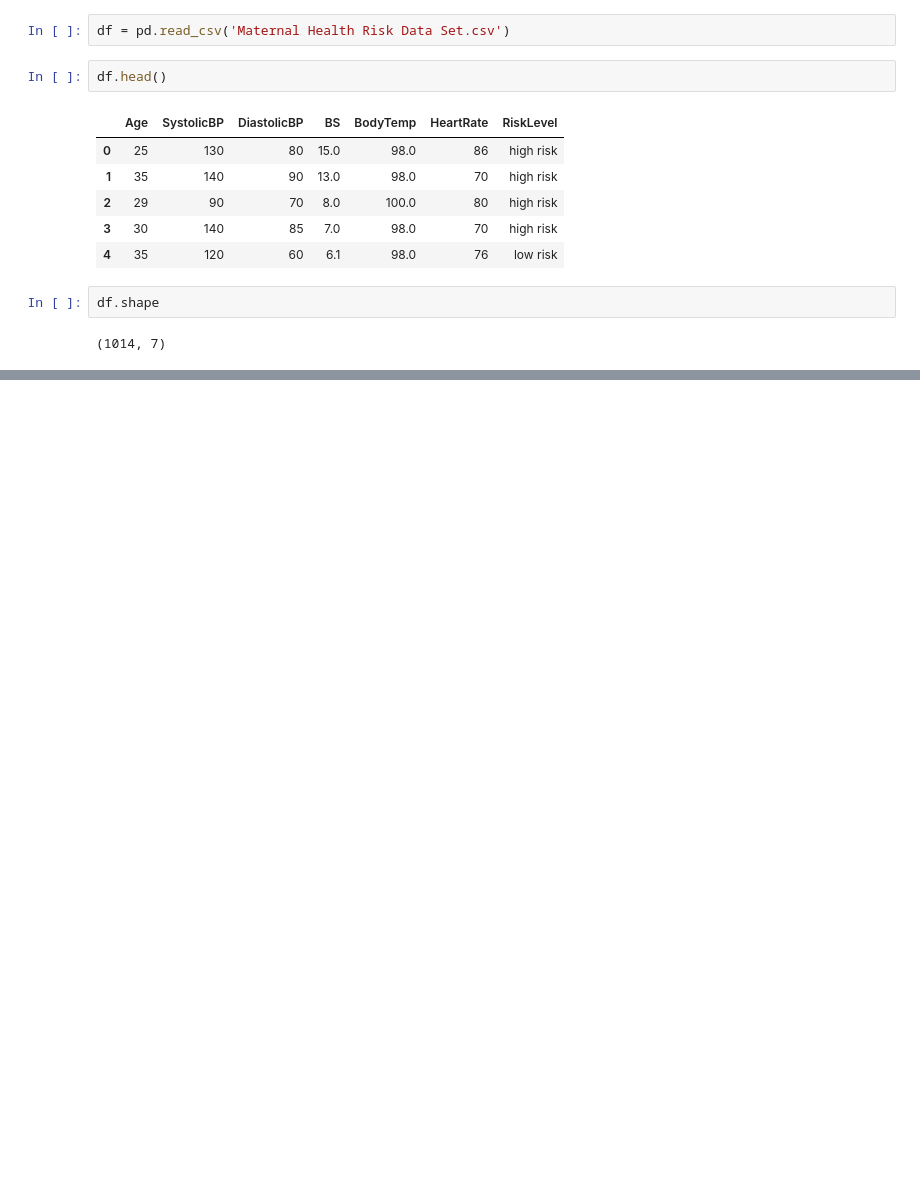
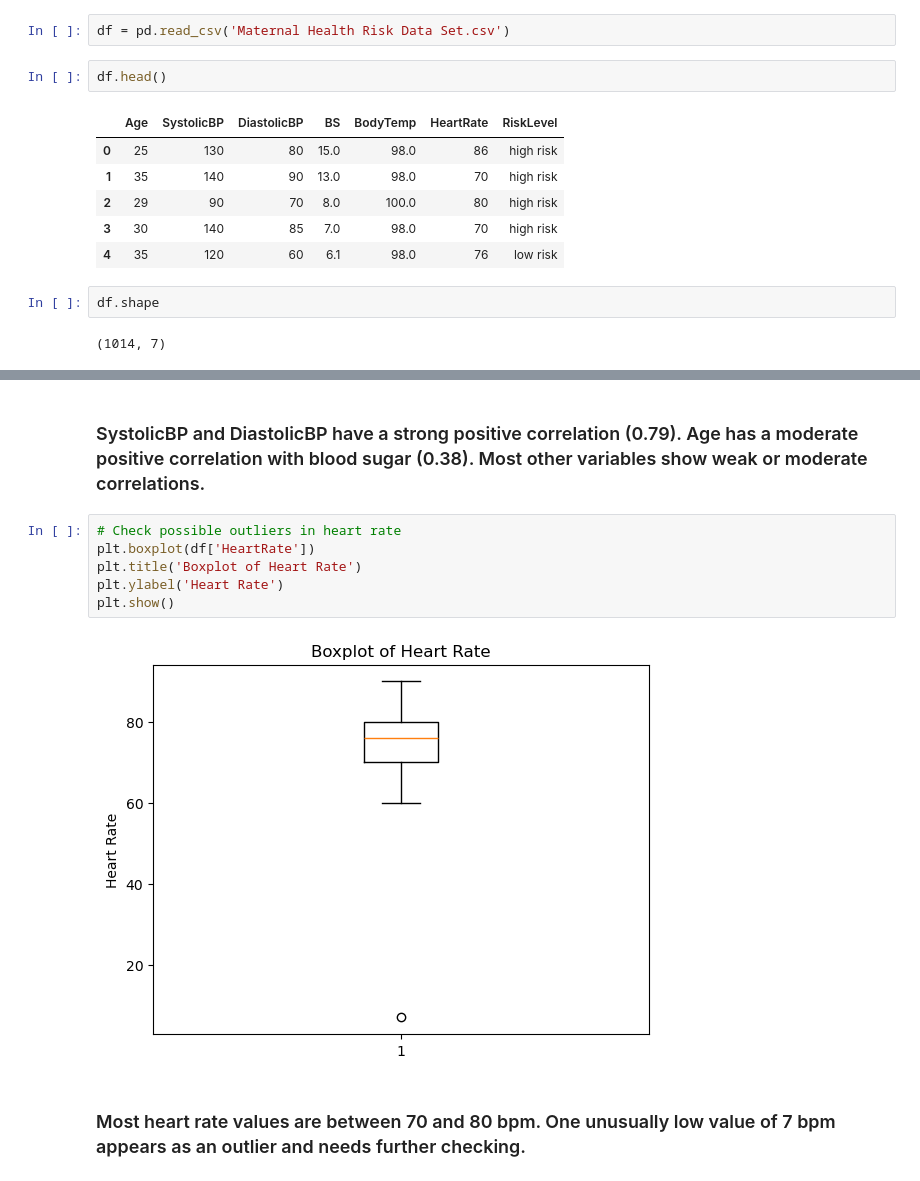
Before and after one commit to Munkhzaya-pom/ML_CA1, a Jupyter notebook: Munkhzaya_ML_Sept26 .ipynb, the cells around one changed output, grey strips where cells are left out. Cells and saved outputs as stored; diff of their text form; blank space fills up the shorter version.

```diff
--- a/Munkhzaya_ML_Sept26 .ipynb
+++ b/Munkhzaya_ML_Sept26 .ipynb
@@ -17,0 +142,12 @@ df.shape
+# %% [markdown]
+### SystolicBP and DiastolicBP have a strong positive correlation (0.79). Age has a moderate positive correlation with blood sugar (0.38). Most other variables show weak or moderate correlations.
+# %%
+# Check possible outliers in heart rate
+plt.boxplot(df['HeartRate'])
+plt.title('Boxplot of Heart Rate')
+plt.ylabel('Heart Rate')
+plt.show()
+# %% [output]
+[figure, added]
+# %% [markdown]
+### Most heart rate values are between 70 and 80 bpm. One unusually low value of 7 bpm appears as an outlier and needs further checking.
```
Also changed, not shown: parts of 26 cells of this notebook.
